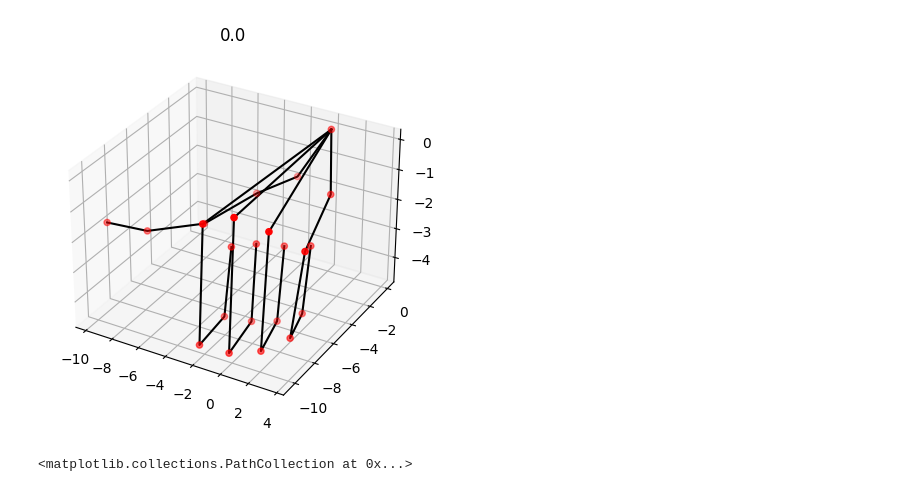
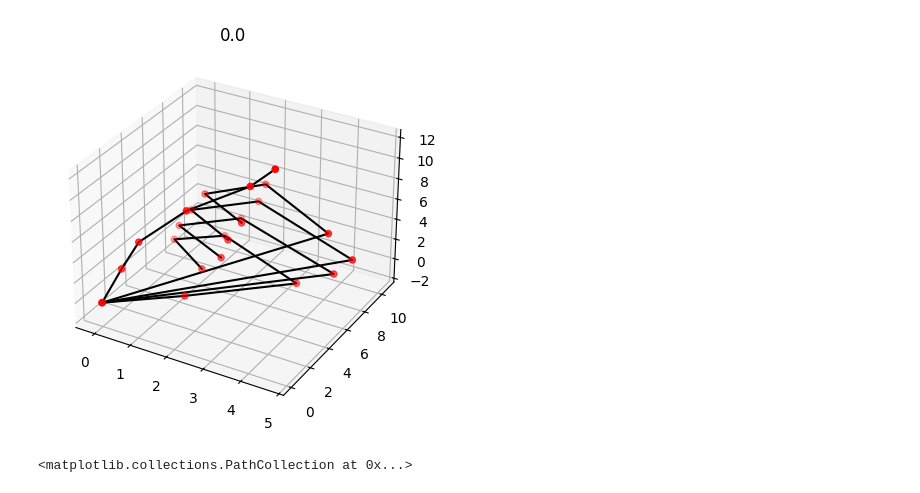
Before and after one commit to lukshis/deep-learning-tests, a Jupyter notebook: utils/visualiseData.ipynb, the cells around one changed output. Saved outputs shown, nothing was run; the diff lists cells and outputs as text; code cells hidden in the pictures.

Commit message:
added calculation based on world location, attempt to rotate visualisation based on world rotation

```diff
--- a/utils/visualiseData.ipynb
+++ b/utils/visualiseData.ipynb
@@ -27,9 +28,9 @@ def CollectLocations(data):
     z = []
     locations = []
     for i in range(24):
-        x.append(data[2+i*6])
-        y.append(data[2+(i*6)+1])
-        z.append(data[2+(i*6)+2])
+        x.append(data[i*6])
+        y.append(data[(i*6)+1])
+        z.append(data[(i*6)+2])
     locations = [x, y, z]
     return locations
 # %%
@@ -56,9 +78,10 @@ def VisualizeLocation(data, line_points):
 # %%
 path = "../data/"
 
-data = ReadLocation(path)
-rot_data = ReadData(path, loc=False)
-all_data = ReadData(path, loc=True)
+#data = ReadLocation(path)
+#rot_data = ReadData(path, loc=False)
+all_data = ReadData(path, loc=True, w_space=True)
+all_data = all_data[:, 2:]
 points = [[0, 1],
           [1, 2, 3, 4, 5, 19],
           [1, 6, 7, 8, 20],
@@ -70,7 +95,7 @@ rot_data[0]
 # %%
 all_data[0]
 # %%
-VisualizeLocation(all_data[6], points)
+VisualizeLocation(all_data[0], points)
 # %% [output]
-[figure, old version]
+[figure, new version]
 # %%
```
Also changed, not shown: parts of 4 cells of this notebook, 4 other files.
